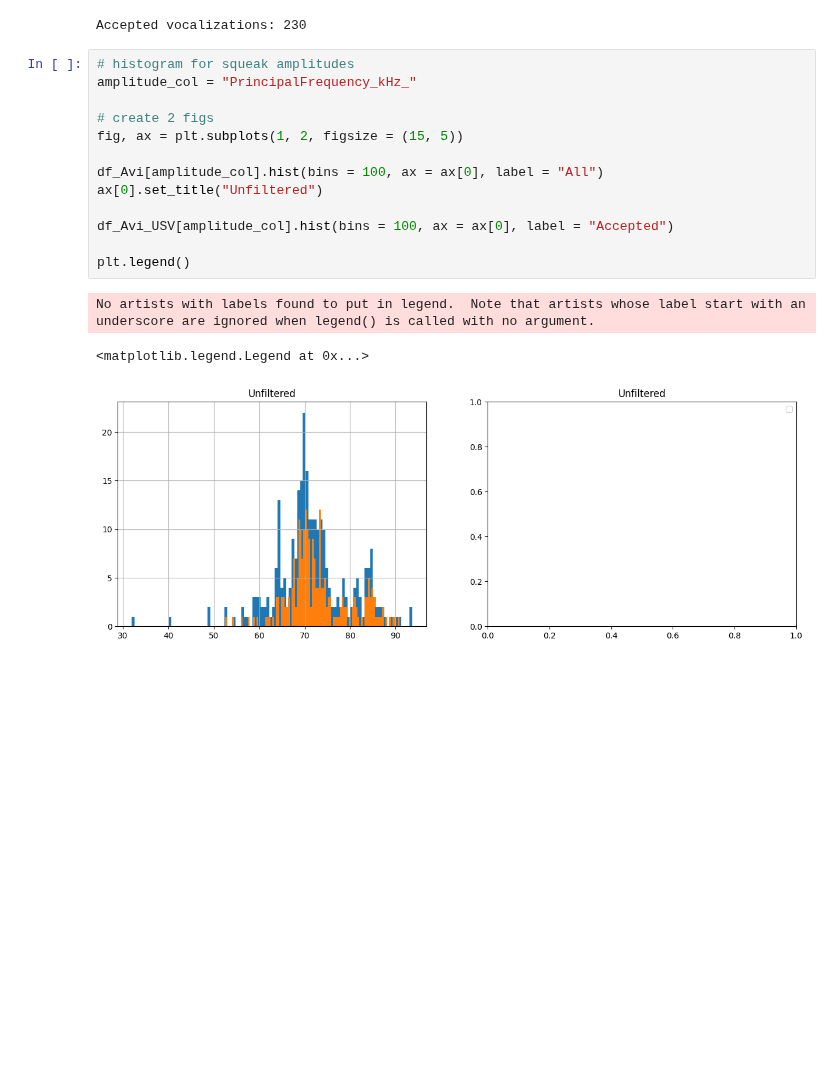
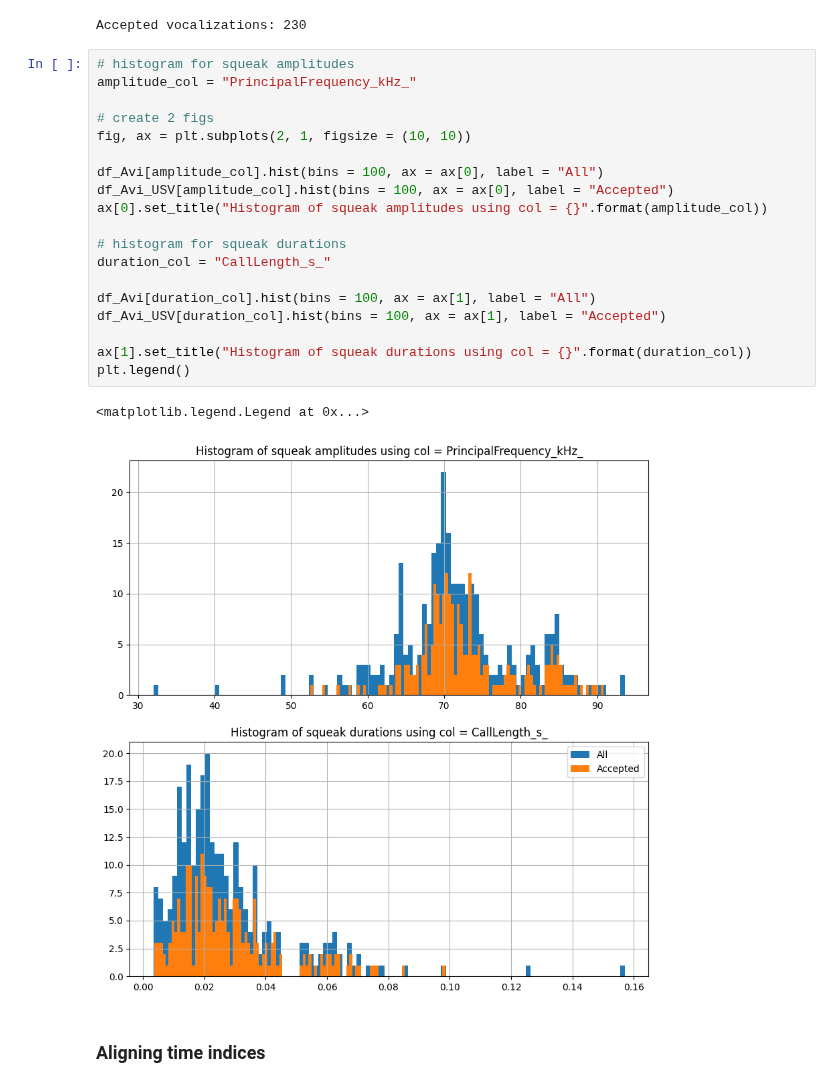
Before and after one commit to danaebroustail/Project, a Jupyter notebook: toolbox_notebook_avisoft.ipynb, the cells around one changed output. Saved outputs shown, nothing was run; the diff lists cells and outputs as text; blank space fills up the shorter version.

Commit message:
histogram of squeak durations

```diff
--- a/toolbox_notebook_avisoft.ipynb
+++ b/toolbox_notebook_avisoft.ipynb
@@ -66,17 +66,24 @@ Accepted vocalizations: 230
 # %%
 # histogram for squeak amplitudes
 amplitude_col = "PrincipalFrequency_kHz_"
 
 # create 2 figs
-fig, ax = plt.subplots(1, 2, figsize = (15, 5))
+fig, ax = plt.subplots(2, 1, figsize = (10, 10))
 
 df_Avi[amplitude_col].hist(bins = 100, ax = ax[0], label = "All")
-ax[0].set_title("Unfiltered")
+df_Avi_USV[amplitude_col].hist(bins = 100, ax = ax[0], label = "Accepted")
+ax[0].set_title("Histogram of squeak amplitudes using col = {}".format(amplitude_col))
 
-df_Avi_USV[amplitude_col].hist(bins = 100, ax = ax[0], label = "Accepted")
+# histogram for squeak durations
+duration_col = "CallLength_s_"
 
+df_Avi[duration_col].hist(bins = 100, ax = ax[1], label = "All")
+df_Avi_USV[duration_col].hist(bins = 100, ax = ax[1], label = "Accepted")
+
+ax[1].set_title("Histogram of squeak durations using col = {}".format(duration_col))
 plt.legend()
 # %% [output]
-No artists with labels found to put in legend.  Note that artists whose label start with an underscore are ignored when legend() is called with no argument.
+<matplotlib.legend.Legend at 0x...>
-<matplotlib.legend.Legend at 0x...>
-[figure, old version]
+[figure, new version]
+# %% [markdown]
+### Aligning time indices ###
```
Also changed, not shown: parts of 2 cells of this notebook, 1 other file.
